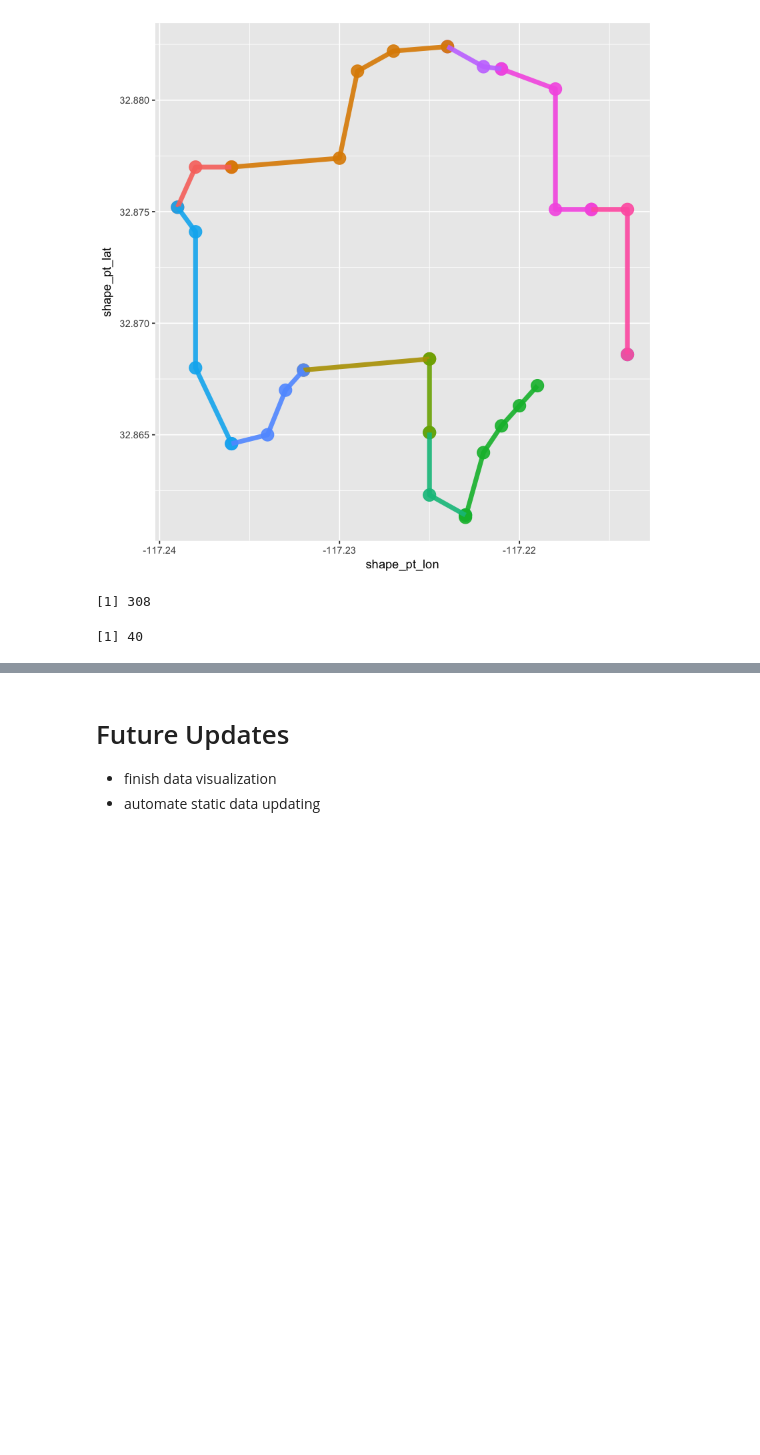
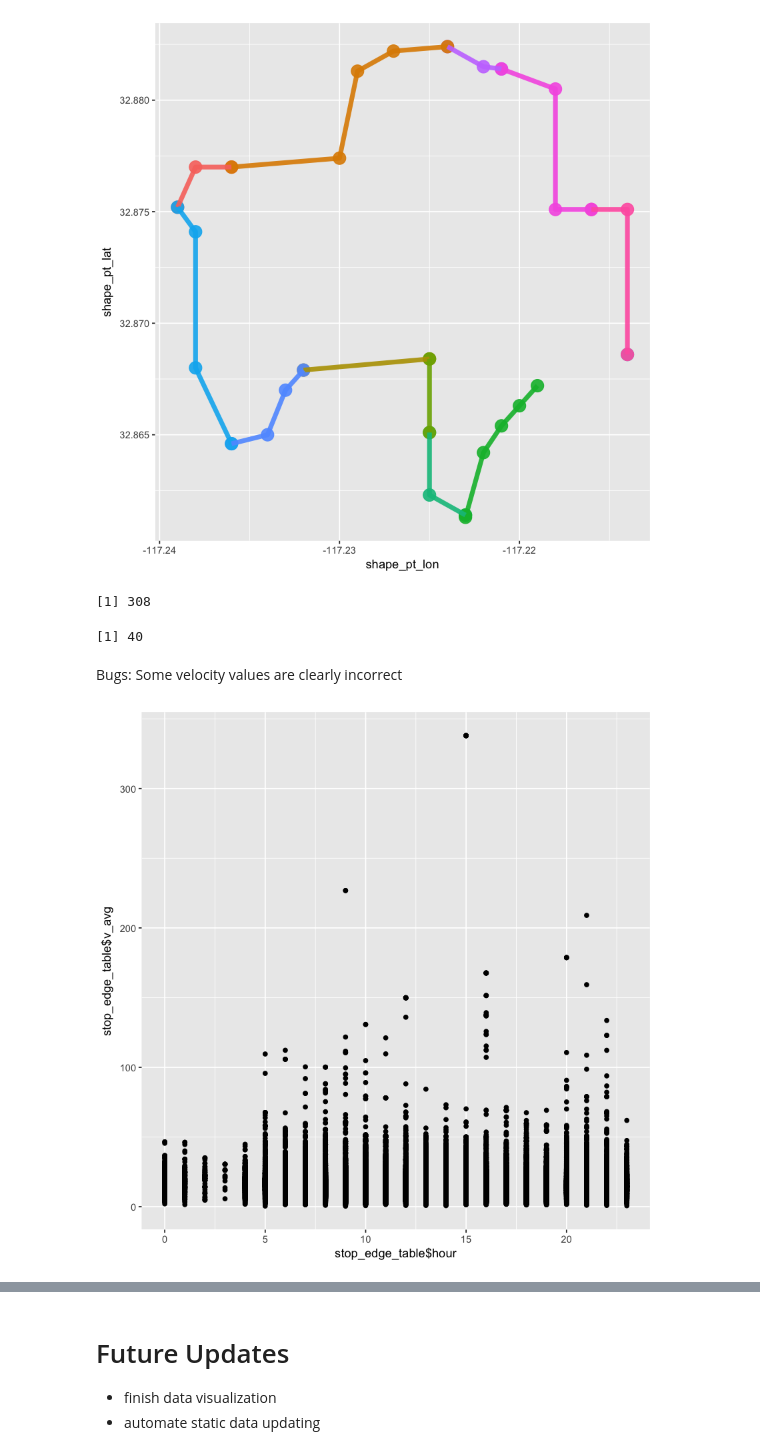
Before and after one commit to wnanpi95/wnanpi95.github.io, a Jupyter notebook: Presentation_nb.ipynb, the cells around one changed output, grey strips where cells are left out. Cells and saved outputs as stored; diff of their text form; code cells hidden in the pictures; blank space fills up the shorter version.

```diff
--- a/Presentation_nb.ipynb
+++ b/Presentation_nb.ipynb
@@ -208,3 +219,9 @@ nrow(stopEdge_shapePts_test)
 # %% [output]
 [1] 308
 [1] 40
+# %% [markdown]
+Bugs: Some velocity values are clearly incorrect
+# %%
+qplot(stop_edge_table$hour, stop_edge_table$v_avg)
+# %% [output]
+[figure, added]
```
Also changed, not shown: parts of 16 cells of this notebook.
